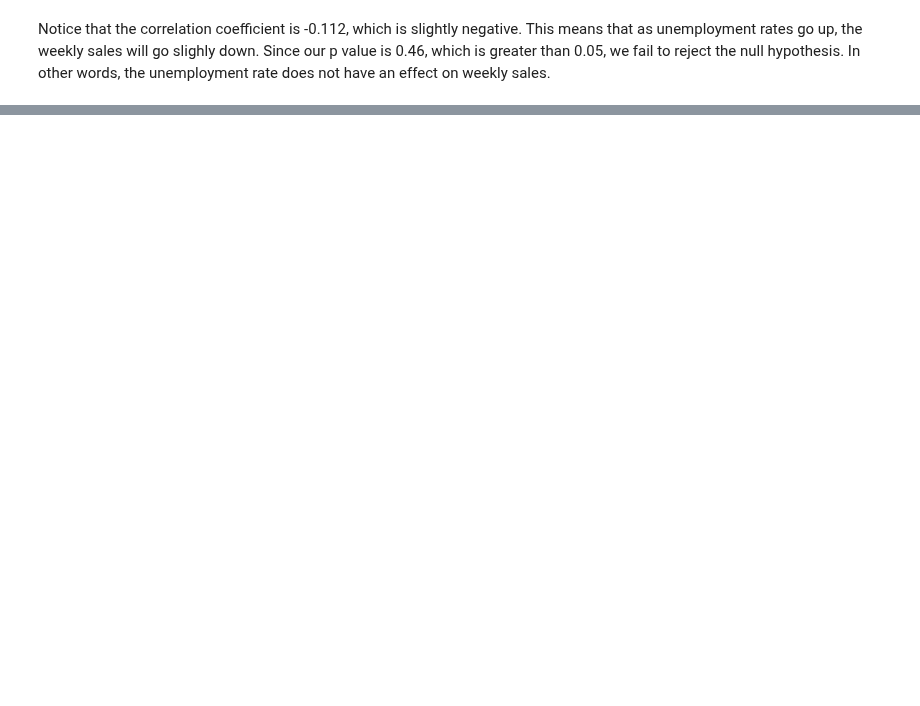
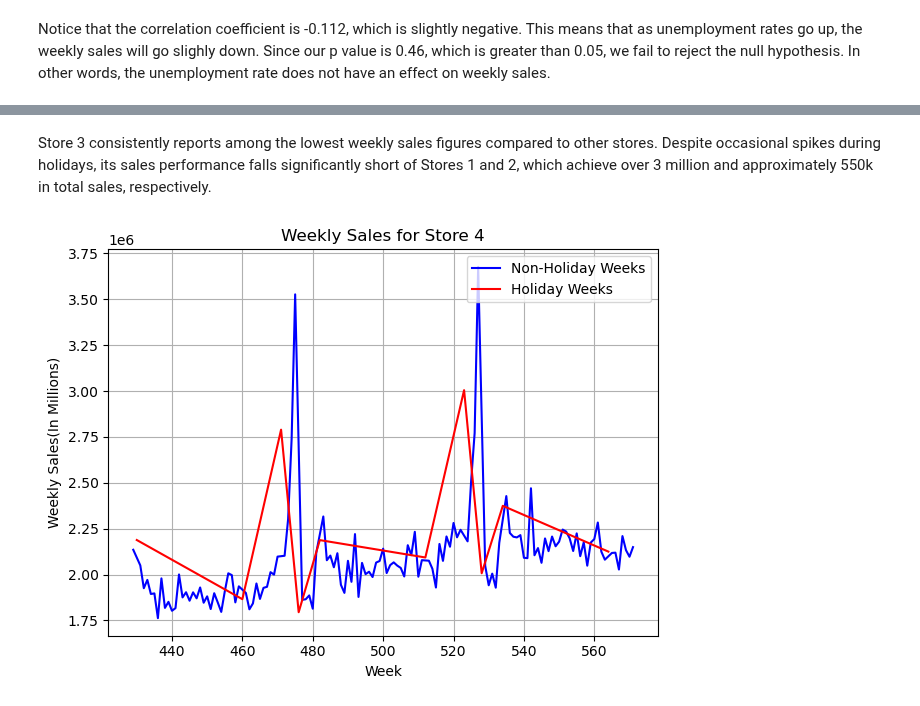
Before and after one commit to ChrisPerezLebron/CMSC320Project, a Jupyter notebook: main.ipynb, the cells around one changed output, grey strips where cells are left out. Drawn from its saved outputs; the diff is of its cells as text; code cells hidden in the pictures; blank space fills up the shorter version.

```diff
--- a/main.ipynb
+++ b/main.ipynb
@@ -328,0 +325,24 @@ Notice that the correlation coefficient is -0.112, which is slightly negative. T
+# %% [markdown]
+Store 3 consistently reports among the lowest weekly sales figures compared to other stores. Despite occasional spikes during holidays, its sales performance falls significantly short of Stores 1 and 2, which achieve over 3 million and approximately 550k in total sales, respectively.
+# %%
+import matplotlib.pyplot as plt
+
+# Store 4 with non-Holidays
+non_holiday_4 = df[(df['Store'] == 4) & (df['Holiday_Flag'] == 0)].iloc[:140]
+
+# Store 4 with Holidays
+holiday__4 = df[(df['Store'] == 4) & (df['Holiday_Flag'] == 1)].iloc[:140]
+
+plt.plot(non_holiday_4.index, non_holiday_4['Weekly_Sales'], color='blue', label='Non-Holiday Weeks')
+
+plt.plot(holiday__4.index, holiday__4['Weekly_Sales'], color='red', label='Holiday Weeks')
+
+plt.xlabel('Week')
+plt.ylabel('Weekly Sales(In Millions)')
+plt.title('Weekly Sales for Store 4')
+plt.legend()
+plt.grid(True)
+plt.tight_layout()
+plt.show()
+# %% [output]
+[figure, added]
```
Also changed, not shown: parts of 32 cells of this notebook.
